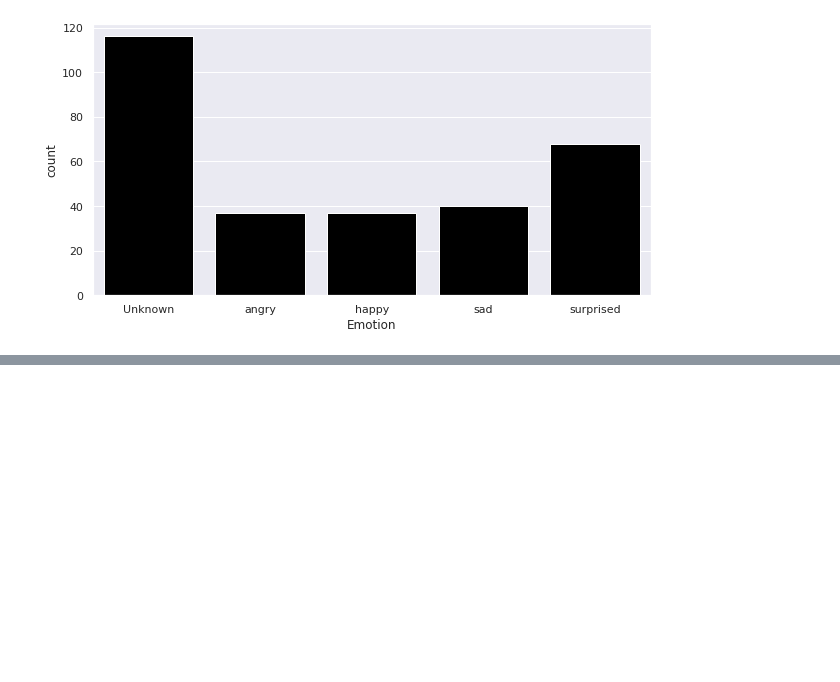
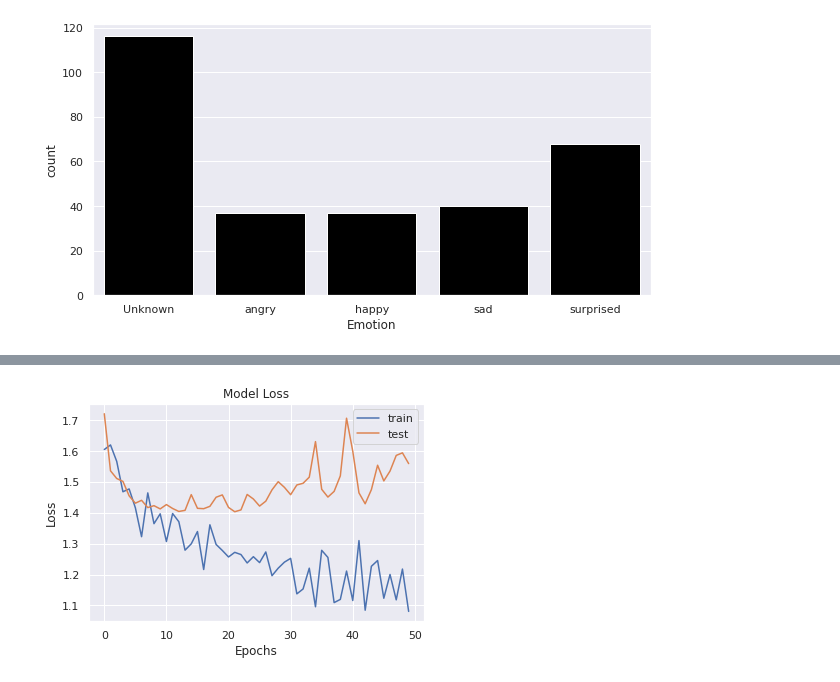
Before and after one commit to krsna540/Hackthons, a Jupyter notebook: Cartooons.ipynb, the cells around one changed output, grey strips where cells are left out. Cells and saved outputs as stored; diff of their text form; code cells hidden in the pictures; blank space fills up the shorter version.

```diff
--- a/Cartooons.ipynb
+++ b/Cartooons.ipynb
@@ -108,0 +229,24 @@ KeyError: ignored
+# %%
+batch_size=128
+epochs=50
+
+from keras.callbacks import ReduceLROnPlateau
+red_lr= ReduceLROnPlateau(monitor='val_acc',patience=3,verbose=1,factor=0.1)
+# %%
+datagen = ImageDataGenerator(
+        featurewise_center=False,  # set input mean to 0 over the dataset
+        samplewise_center=False,  # set each sample mean to 0
+        featurewise_std_normalization=False,  # divide inputs by std of the dataset
+        samplewise_std_normalization=False,  # divide each input by its std
+        zca_whitening=False,  # apply ZCA whitening
+        rotation_range=10,  # randomly rotate images in the range (degrees, 0 to 180)
+        zoom_range = 0.1, # Randomly zoom image
+        width_shift_range=0.2,  # randomly shift images horizontally (fraction of total width)
+        height_shift_range=0.2,  # randomly shift images vertically (fraction of total height)
+        horizontal_flip=True,  # randomly flip images
+        vertical_flip=False)  # randomly flip images
+
+
+datagen.fit(x_train)
+# %%
+model.compile(optimizer=Adam(lr=0.001),loss='categorical_crossentropy',metrics=['accuracy'])
@@ -108,0 +277,4 @@ KeyError: ignored
+# %%
+History = model.fit_generator(datagen.flow(x_train,y_train, batch_size=batch_size),
+                              epochs = epochs, validation_data = (x_test,y_test),
+                              verbose = 1, steps_per_epoch=x_train.shape[0] // batch_size)
@@ -108,0 +299,10 @@ KeyError: ignored
+# %%
+plt.plot(History.history['loss'])
+plt.plot(History.history['val_loss'])
+plt.title('Model Loss')
+plt.ylabel('Loss')
+plt.xlabel('Epochs')
+plt.legend(['train', 'test'])
+plt.show()
+# %% [output]
+[figure, added]
```
Also changed, not shown: parts of 20 cells of this notebook.
